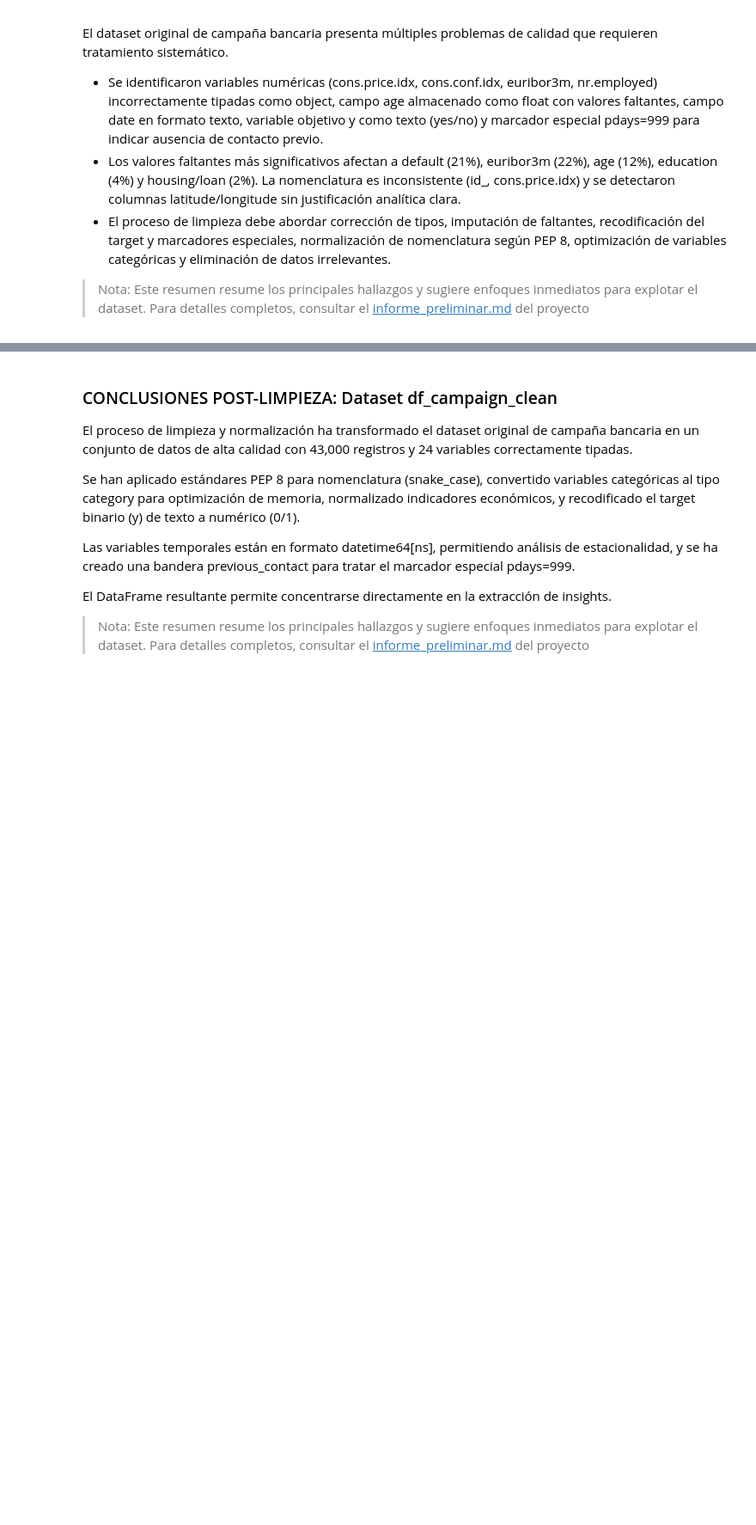
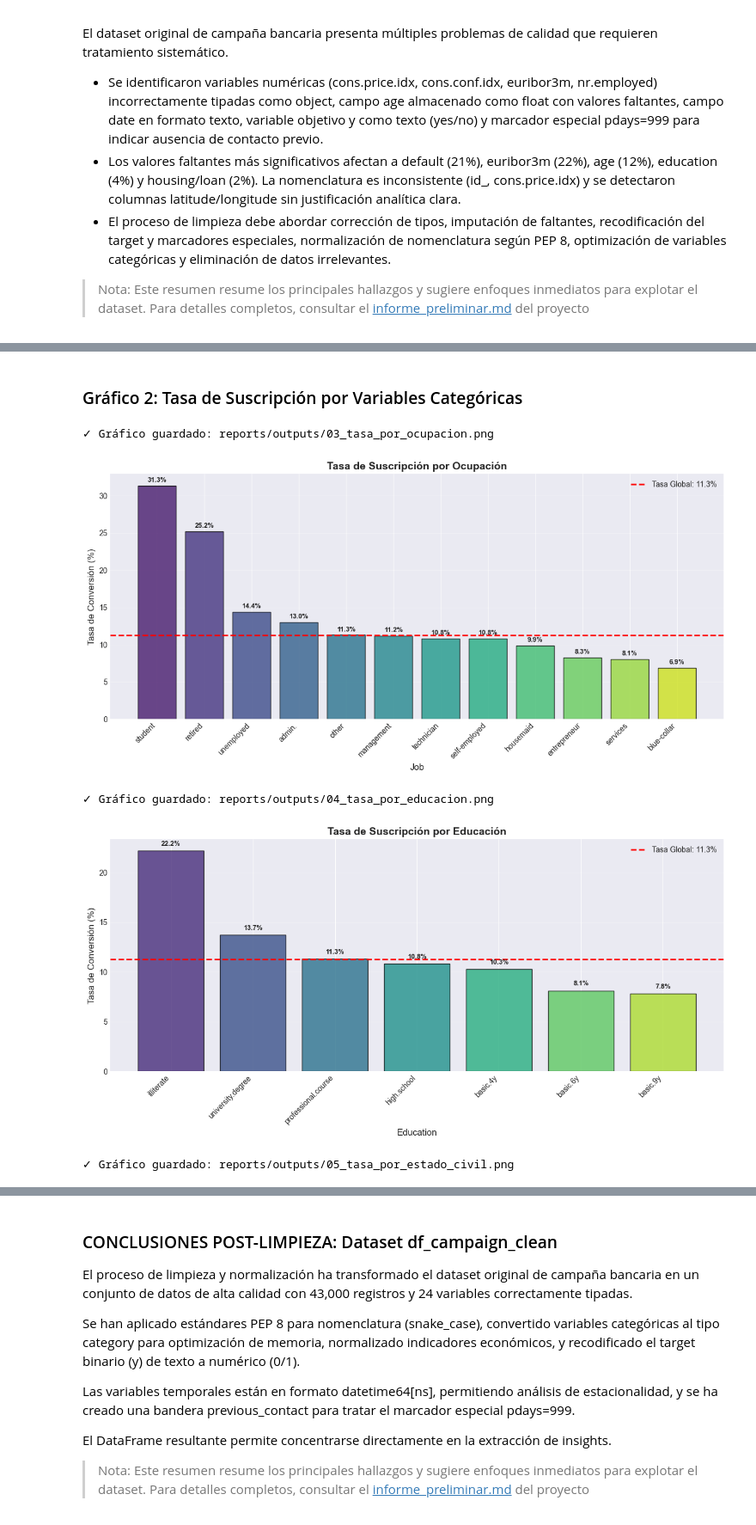
Before and after one commit to roseprogramming/eda_marqueting_bancario, a Jupyter notebook: notebooks/01_EDA_Analisis.ipynb, the cells around one changed output, grey strips where cells are left out. Shown at 86% size. Drawn from its saved outputs; the diff is of its cells as text; code cells hidden in the pictures; blank space fills up the shorter version.

```diff
--- a/notebooks/01_EDA_Analisis.ipynb
+++ b/notebooks/01_EDA_Analisis.ipynb
@@ -502,0 +470,34 @@ Name: count, dtype: int64
+# %% [markdown]
+### Gráfico 2: Tasa de Suscripción por Variables Categóricas
+# %%
+# Tasa de éxito por job (ocupación) - manejar categorías raras
+df_job_plot = df_perfil_cliente.copy()
+df_job_plot['job'] = df_job_plot['job'].astype(str)  # Convertir a string para manipular
+freq = df_job_plot['job'].value_counts(normalize=True)
+rare_jobs = freq[freq < 0.01].index
+df_job_plot.loc[df_job_plot['job'].isin(rare_jobs), 'job'] = 'other'
+
+fig_job, ax_job = plot_categorical_rate(df_job_plot, 'job', 'y', title='Tasa de Suscripción por Ocupación')
+plt.tight_layout()
+save_plot('03_tasa_por_ocupacion.png')
+plt.show()
+
+# Tasa de éxito por educación
+if 'education' in df_perfil_cliente.columns:
+    fig_edu, ax_edu = plot_categorical_rate(df_perfil_cliente, 'education', 'y', title='Tasa de Suscripción por Educación')
+    plt.tight_layout()
+    save_plot('04_tasa_por_educacion.png')
+    plt.show()
+
+# Tasa de éxito por estado civil
+if 'marital' in df_perfil_cliente.columns:
+    fig_marital, ax_marital = plot_categorical_rate(df_perfil_cliente, 'marital', 'y', title='Tasa de Suscripción por Estado Civil')
+    plt.tight_layout()
+    save_plot('05_tasa_por_estado_civil.png')
+    plt.show()
+# %% [output]
+✓ Gráfico guardado: reports/outputs/03_tasa_por_ocupacion.png
+[figure, added]
+✓ Gráfico guardado: reports/outputs/04_tasa_por_educacion.png
+[figure, added]
+✓ Gráfico guardado: reports/outputs/05_tasa_por_estado_civil.png
```
Also changed, not shown: parts of 33 cells of this notebook, 18 other files.
